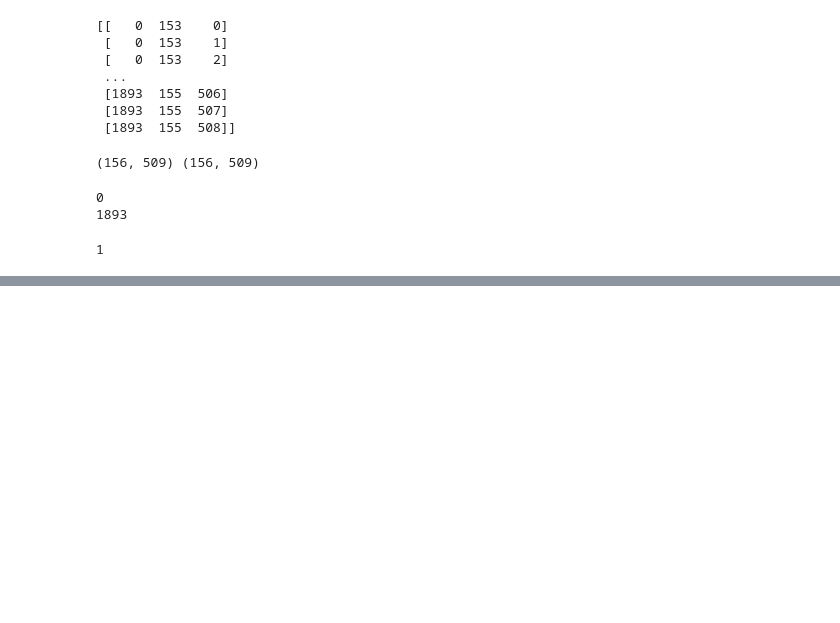
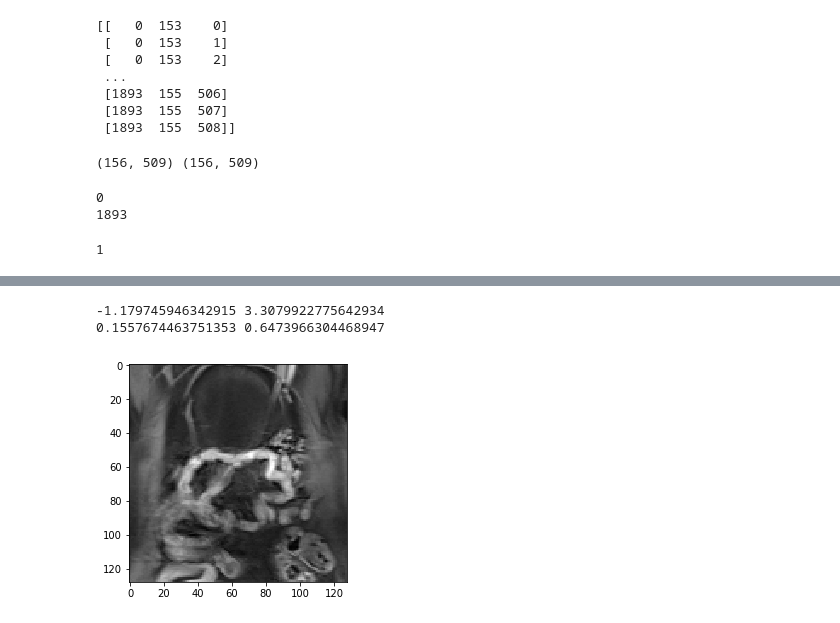
Before and after one commit to momenator/ct-mr-translation, a Jupyter notebook: Untitled.ipynb, the cells around one changed output, grey strips where cells are left out. Cells and saved outputs as stored; diff of their text form; code cells hidden in the pictures; blank space fills up the shorter version.

```diff
--- a/Untitled.ipynb
+++ b/Untitled.ipynb
@@ -191,0 +269,16 @@ print(np.min(np.array(list(a))))
+# %%
+"""
+10000083_3_MRT1_wb_947.npz
+10000093_3_MRT1_wb_1000.npz
+10000359_4_MRT1cefs_Ab_90.npz
+"""
+
+mr_slice = np.load('10000359_4_MRT1cefs_Ab_90.npz')['data']
+print(np.min(mr_slice), np.max(mr_slice))
+print(mr_slice.mean(), mr_slice.std()) # almost 0
+plt.imshow(mr_slice)
+plt.show()
+# %% [output]
+-1.179745946342915 3.3079922775642934
+0.1557674463751353 0.6473966304468947
+[figure, added]
```
Also changed, not shown: parts of 13 cells of this notebook, 10 other files.
